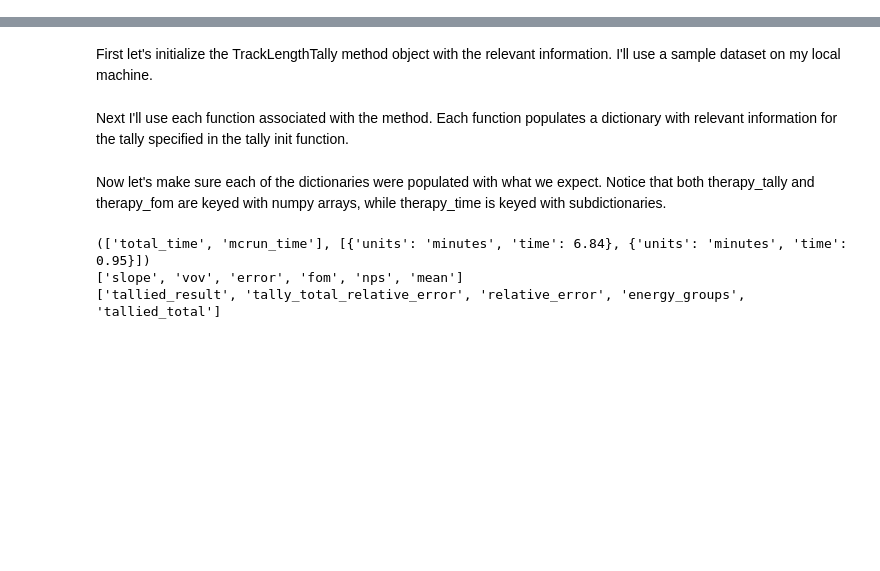
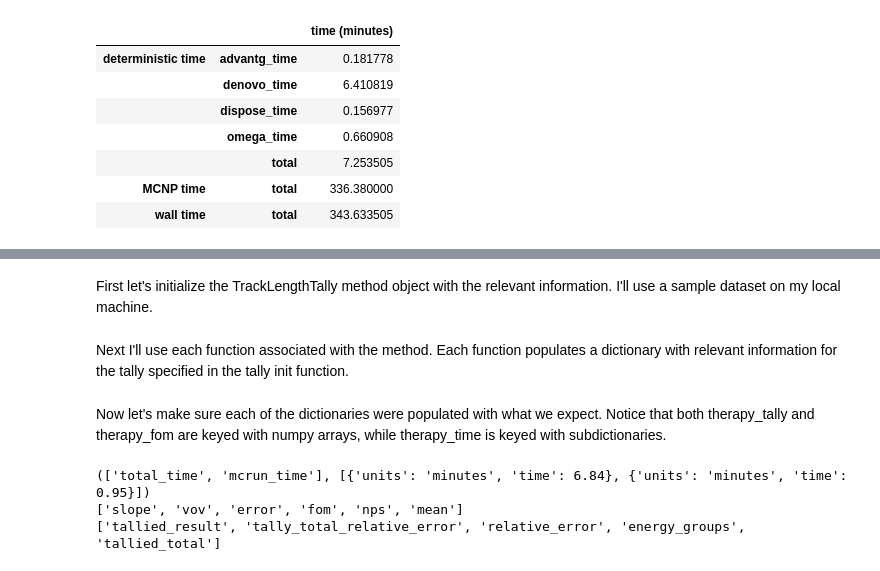
Before and after one commit to munkm/thesiscode, a Jupyter notebook: notebooks/postprocessing-tools.ipynb, the cells around one changed output, grey strips where cells are left out. Saved outputs shown, nothing was run; the diff lists cells and outputs as text; code cells hidden in the pictures; blank space fills up the shorter version.

```diff
--- a/notebooks/postprocessing-tools.ipynb
+++ b/notebooks/postprocessing-tools.ipynb
@@ -9,0 +74,3 @@ from mcnpoutput import TrackLengthTally
+# %%
+from analysis import FOMAnalysis
+A = FOMAnalysis(run.filenames['mcnp_output_file'], 44, run.filenames['timing_file'], run.filenames['omni_out_file'])
@@ -9,0 +86,11 @@ from mcnpoutput import TrackLengthTally
+# %%
+A.timing_frame
+# %% [output]
+|  |  | time (minutes) |
+| deterministic time | advantg_time | 0.181778 |
+|  | denovo_time | 6.410819 |
+|  | dispose_time | 0.156977 |
+|  | omega_time | 0.660908 |
+|  | total | 7.253505 |
+| MCNP time | total | 336.380000 |
+| wall time | total | 343.633505 |
```
Also changed, not shown: parts of 30 cells of this notebook.
